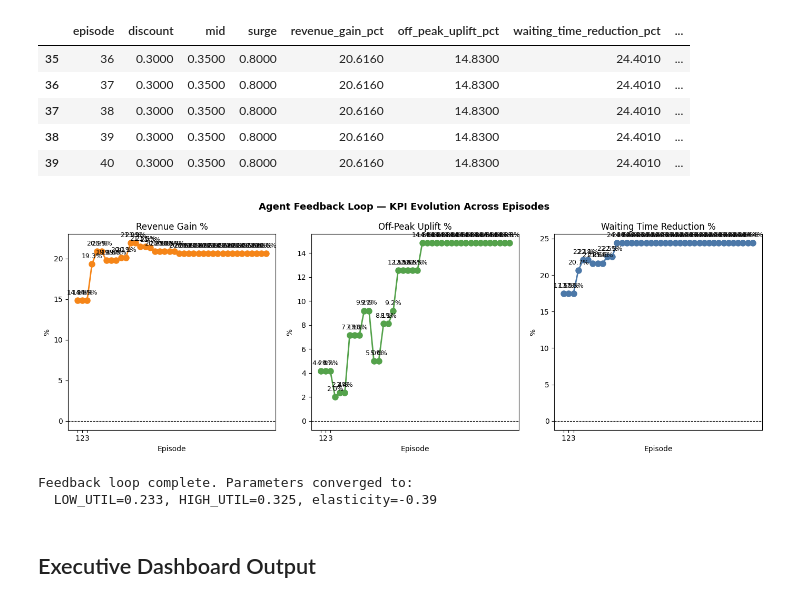
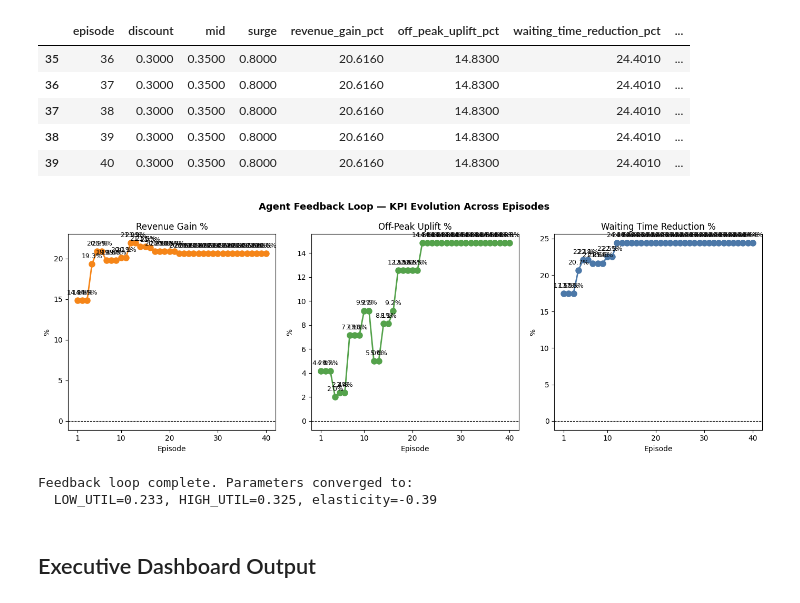
Before and after one commit to krish-2325/ev-dynamic-tariff-optimization, a Jupyter notebook: notebooks/06_monitoring_learning_agent.ipynb, the cells around one changed output. Drawn from its saved outputs; the diff is of its cells as text; code cells hidden in the pictures.

Commit message:
fix: correct feedback loop chart x-axis ticks to show all 40 episodes

```diff
--- a/notebooks/06_monitoring_learning_agent.ipynb
+++ b/notebooks/06_monitoring_learning_agent.ipynb
@@ -978,35 +994,35 @@ kpis = [
 ]
 
 titles = [
     "Revenue Gain %",
     "Off-Peak Uplift %",
     "Waiting Time Reduction %"
 ]
 colors  = ["#f58518", "#54a24b", "#4c78a8"]
 
 for ax, kpi, title, color in zip(axes, kpis, titles, colors):
     ax.plot(episode_df["episode"], episode_df[kpi],
             marker="o", color=color, linewidth=2, markersize=8)
     ax.axhline(0, color="black", linewidth=0.8, linestyle="--")
     ax.set_title(title)
     ax.set_xlabel("Episode")
-    ax.set_xticks([1, 2, 3])
+    ax.set_xticks([1, 10, 20, 30, 40])
     ax.set_ylabel("%")
     for ep, val in zip(episode_df["episode"], episode_df[kpi]):
         ax.annotate(f"{val:.1f}%", (ep, val),
                     textcoords="offset points", xytext=(0, 8),
                     ha="center", fontsize=9)
 
 plt.suptitle("Agent Feedback Loop — KPI Evolution Across Episodes",
              fontsize=13, fontweight="bold")
 plt.tight_layout()
 plt.savefig(FIG_DIR / "feedback_loop_episodes.png", dpi=160)
 plt.show()
 print("Feedback loop complete. Parameters converged to:")
 print(f"  LOW_UTIL={params['low_util']:.3f}, HIGH_UTIL={params['high_util']:.3f}, "
       f"elasticity={params['elasticity']:.2f}")
 # %% [output]
-[figure, old version]
+[figure, new version]
 Feedback loop complete. Parameters converged to:
   LOW_UTIL=0.233, HIGH_UTIL=0.325, elasticity=-0.39
 # %% [markdown]
```
Also changed, not shown: parts of 5 cells of this notebook, 3 other files.
